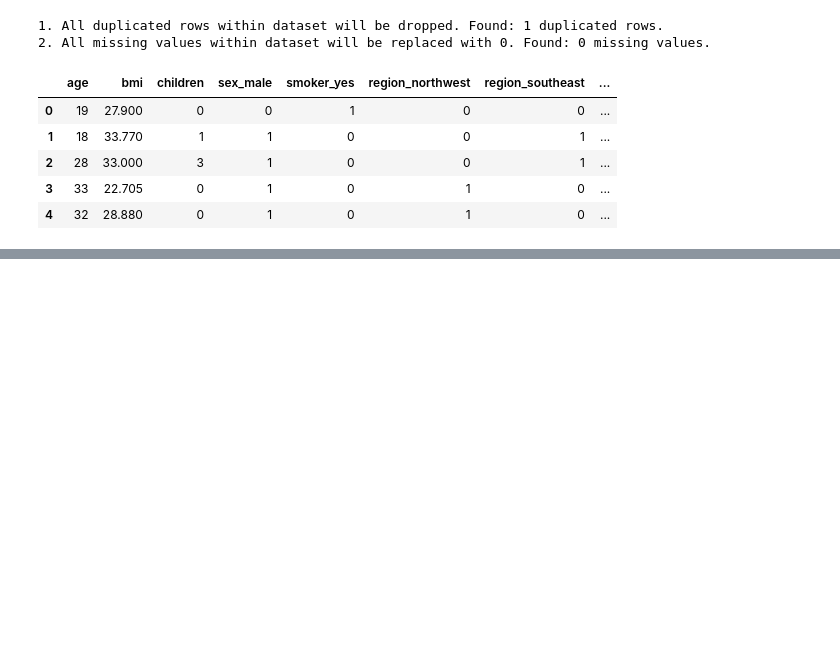
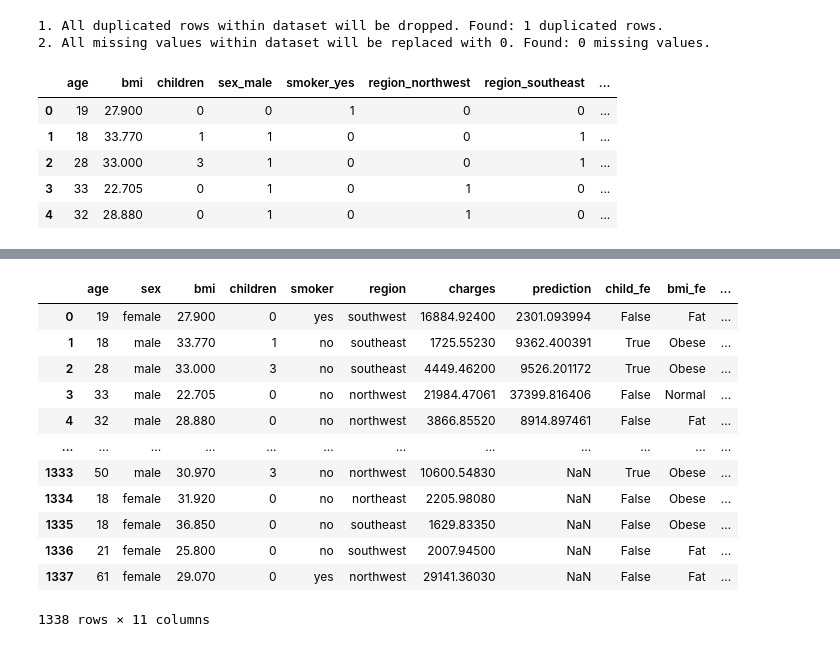
Before and after one commit to infoshareacademy/jdszr8-mmpk, a Jupyter notebook: ML/models/XGB_MZ_v1.ipynb, the cells around one changed output, grey strips where cells are left out. Drawn from its saved outputs; the diff is of its cells as text; code cells hidden in the pictures; blank space fills up the shorter version.

```diff
--- a/ML/models/XGB_MZ_v1.ipynb
+++ b/ML/models/XGB_MZ_v1.ipynb
@@ -172,0 +259,17 @@ y_pred = xgb_r.predict(X_test)
+# %%
+df_viz1['child_fe'] = df_viz1['children'] != 0
+df_viz1
+# %% [output]
+|  | age | sex | bmi | children | smoker | region | charges | prediction | child_fe | bmi_fe | ... |
+| 0 | 19 | female | 27.900 | 0 | yes | southwest | 16884.92400 | 2301.093994 | False | Fat | ... |
+| 1 | 18 | male | 33.770 | 1 | no | southeast | 1725.55230 | 9362.400391 | True | Obese | ... |
+| 2 | 28 | male | 33.000 | 3 | no | southeast | 4449.46200 | 9526.201172 | True | Obese | ... |
+| 3 | 33 | male | 22.705 | 0 | no | northwest | 21984.47061 | 37399.816406 | False | Normal | ... |
+| 4 | 32 | male | 28.880 | 0 | no | northwest | 3866.85520 | 8914.897461 | False | Fat | ... |
+| ... | ... | ... | ... | ... | ... | ... | ... | ... | ... | ... | ... |
+| 1333 | 50 | male | 30.970 | 3 | no | northwest | 10600.54830 | NaN | True | Obese | ... |
+| 1334 | 18 | female | 31.920 | 0 | no | northeast | 2205.98080 | NaN | False | Obese | ... |
+| 1335 | 18 | female | 36.850 | 0 | no | southeast | 1629.83350 | NaN | False | Obese | ... |
+| 1336 | 21 | female | 25.800 | 0 | no | southwest | 2007.94500 | NaN | False | Fat | ... |
+| 1337 | 61 | female | 29.070 | 0 | yes | northwest | 29141.36030 | NaN | False | Fat | ... |
+1338 rows × 11 columns
```
Also changed, not shown: parts of 28 cells of this notebook.
